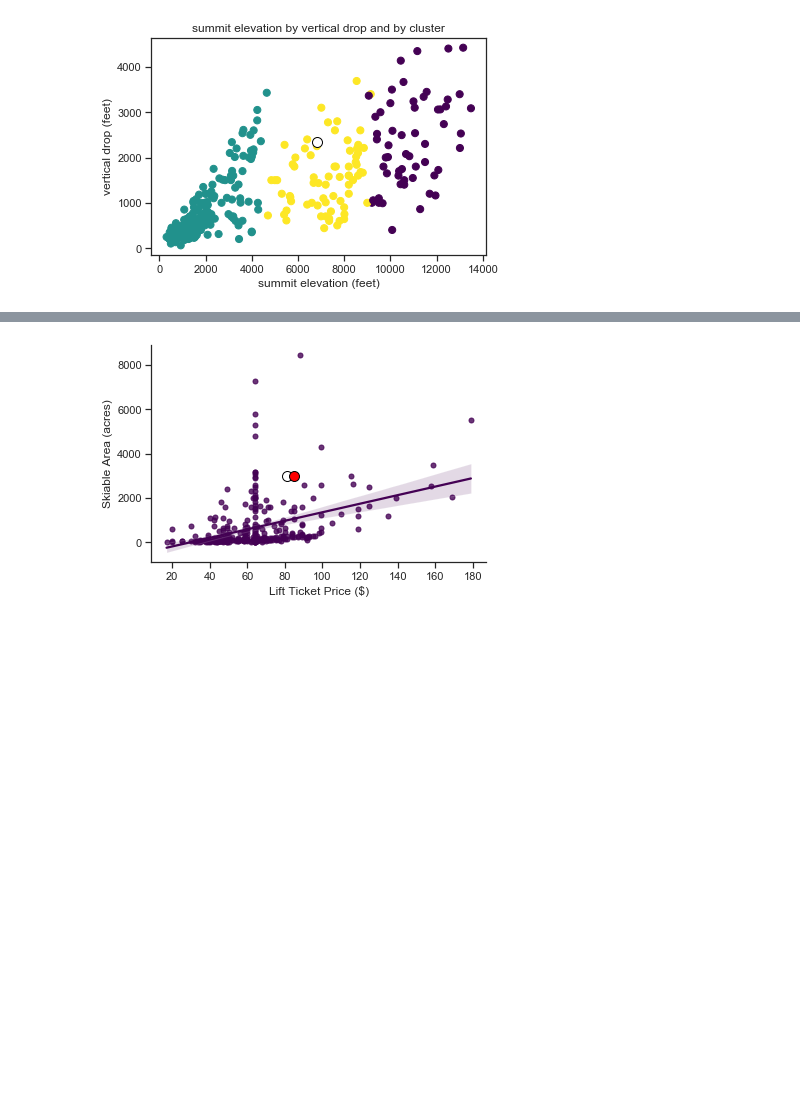
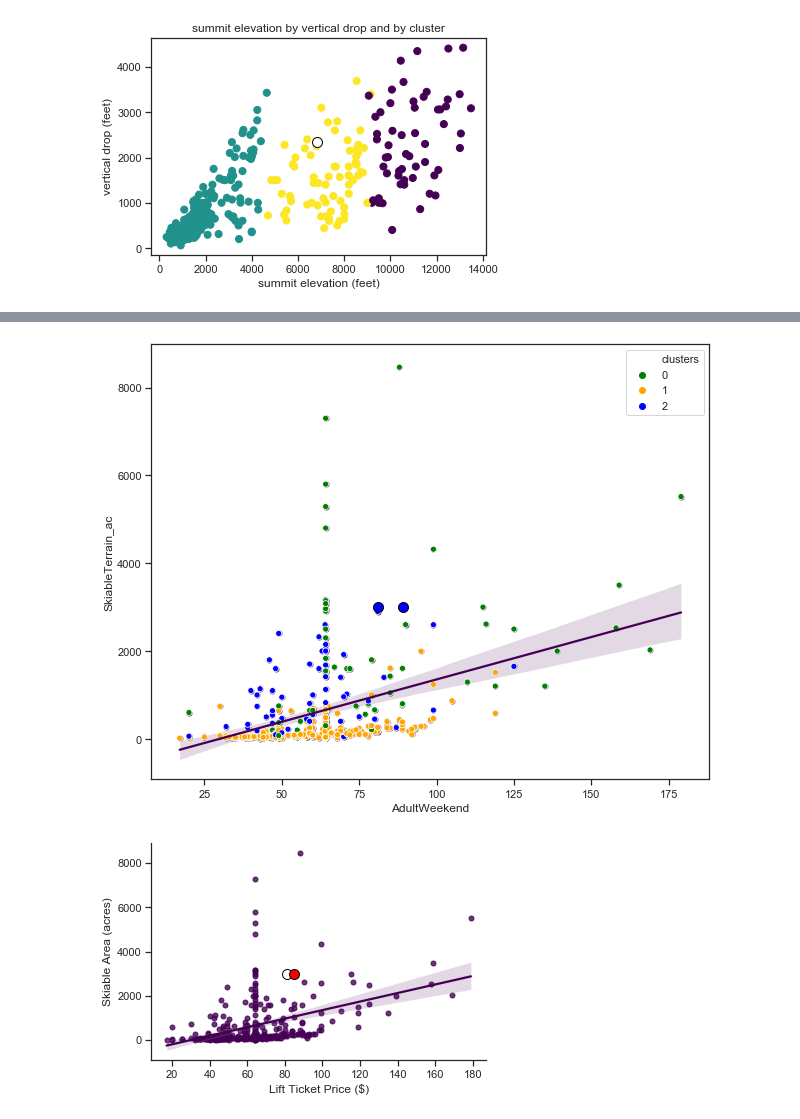
Before and after one commit to DSJourney/springboard, a Jupyter notebook: Project 4 - Big Mountain Resort/5. Documenting/BMR - Documenting.ipynb, the cells around one changed output, grey strips where cells are left out. Drawn from its saved outputs; the diff is of its cells as text; code cells hidden in the pictures; blank space fills up the shorter version.

Commit message:
updates document with new scatterplots

```diff
--- a/Project 4 - Big Mountain Resort/5. Documenting/BMR - Documenting.ipynb
+++ b/Project 4 - Big Mountain Resort/5. Documenting/BMR - Documenting.ipynb
@@ -151,3 +162,13 @@ plt.show()
+# %%
+plt.figure(figsize=(10,8))
+sns.regplot(x="AdultWeekend", y="SkiableTerrain_ac", data=df[(df['SkiableTerrain_ac']<25000)], color ="#440154FF",scatter_kws={"s": 25})
+g =sns.scatterplot(x="AdultWeekend", y="SkiableTerrain_ac", hue="clusters", data=df[(df['SkiableTerrain_ac']<25000)], palette=['green','orange','blue'])
+plt.scatter(x="AdultWeekend", y="SkiableTerrain_ac", data=BMR_new, c='blue',s=100,edgecolors='black')
+plt.scatter(x="AdultWeekend", y="SkiableTerrain_ac", data=BMR, c='blue',s=100,edgecolors='black')
+
+plt.show()
+# %% [output]
+[figure, added]
 # %%
 sns.regplot(x="AdultWeekend", y="SkiableTerrain_ac", data=df[(df['SkiableTerrain_ac']<25000)], color ="#440154FF",scatter_kws={"s": 25})
 plt.scatter(x="AdultWeekend", y="SkiableTerrain_ac", data=BMR, c='white',s=100,edgecolors='black')
```
Also changed, not shown: parts of 15 cells of this notebook.
